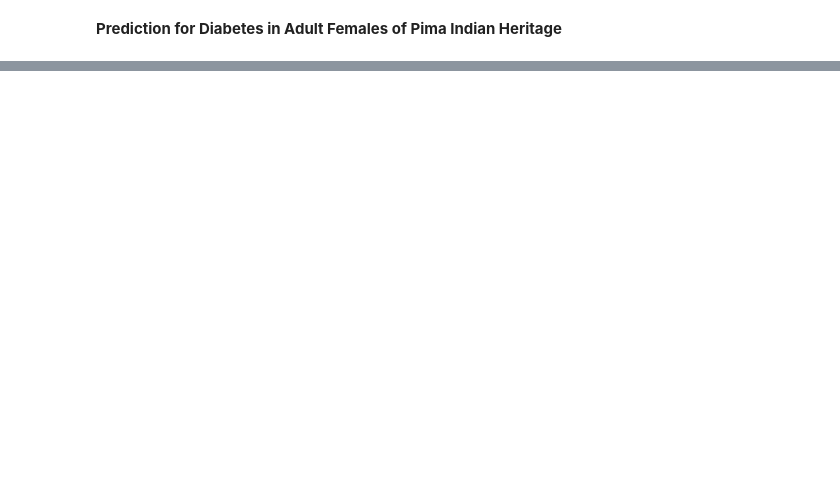
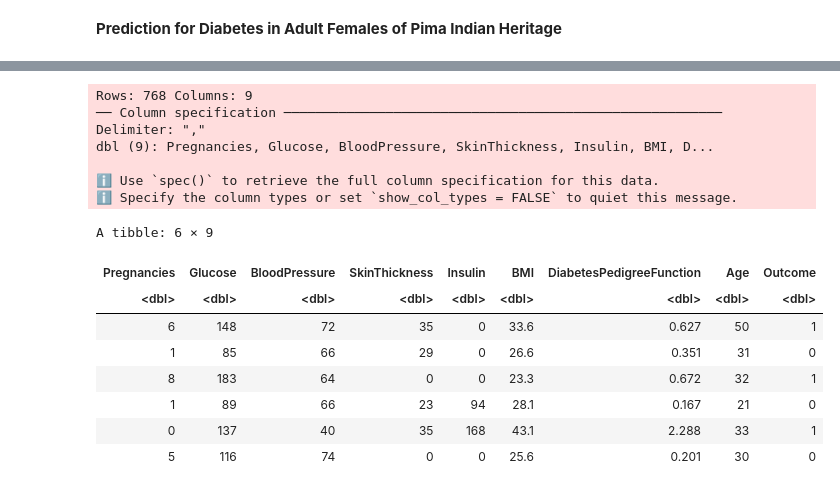
Before and after one commit to asnbl/dsci-100-2023-24W-group-16, a Jupyter notebook: Group project proposal.ipynb, the cells around one changed output, grey strips where cells are left out. Saved outputs shown, nothing was run; the diff lists cells and outputs as text; code cells hidden in the pictures; blank space fills up the shorter version.

```diff
--- a/Group project proposal.ipynb
+++ b/Group project proposal.ipynb
@@ -32,5 +39,22 @@ options(repr.matrix.max.rows = 6)
 # %%
 diabetes <- read_csv("https://raw.githubusercontent.com/asnbl/dsci-100-2023-24W-group-16/main/diabetes.csv")
-diabetes
+head(diabetes)
+# %% [output]
+Rows: 768 Columns: 9
+── Column specification ────────────────────────────────────────────────────────
+Delimiter: ","
+dbl (9): Pregnancies, Glucose, BloodPressure, SkinThickness, Insulin, BMI, D...
+
+ℹ Use `spec()` to retrieve the full column specification for this data.
+ℹ Specify the column types or set `show_col_types = FALSE` to quiet this message.
+A tibble: 6 × 9
+| Pregnancies | Glucose | BloodPressure | SkinThickness | Insulin | BMI | DiabetesPedigreeFunction | Age | Outcome |
+| <dbl> | <dbl> | <dbl> | <dbl> | <dbl> | <dbl> | <dbl> | <dbl> | <dbl> |
+| 6 | 148 | 72 | 35 | 0 | 33.6 | 0.627 | 50 | 1 |
+| 1 | 85 | 66 | 29 | 0 | 26.6 | 0.351 | 31 | 0 |
+| 8 | 183 | 64 | 0 | 0 | 23.3 | 0.672 | 32 | 1 |
+| 1 | 89 | 66 | 23 | 94 | 28.1 | 0.167 | 21 | 0 |
+| 0 | 137 | 40 | 35 | 168 | 43.1 | 2.288 | 33 | 1 |
+| 5 | 116 | 74 | 0 | 0 | 25.6 | 0.201 | 30 | 0 |
 # %%
 diabetes_clean <- diabetes |>
```
Also changed, not shown: parts of 7 cells of this notebook.
